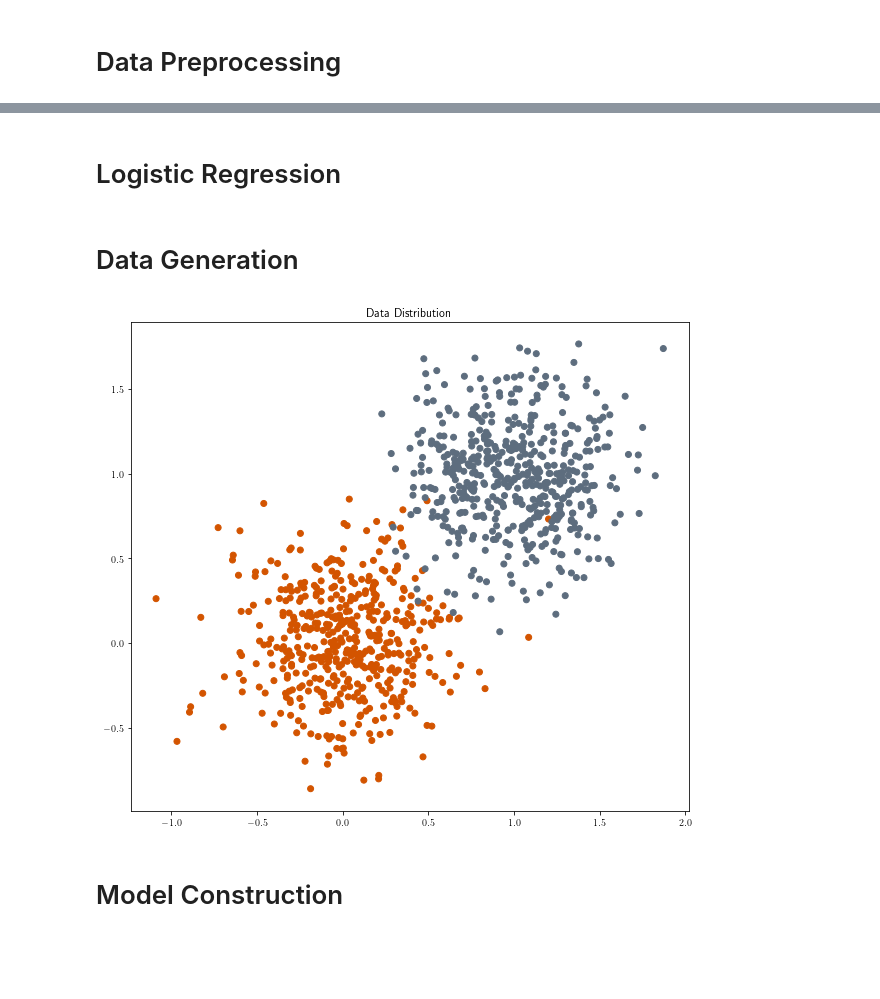
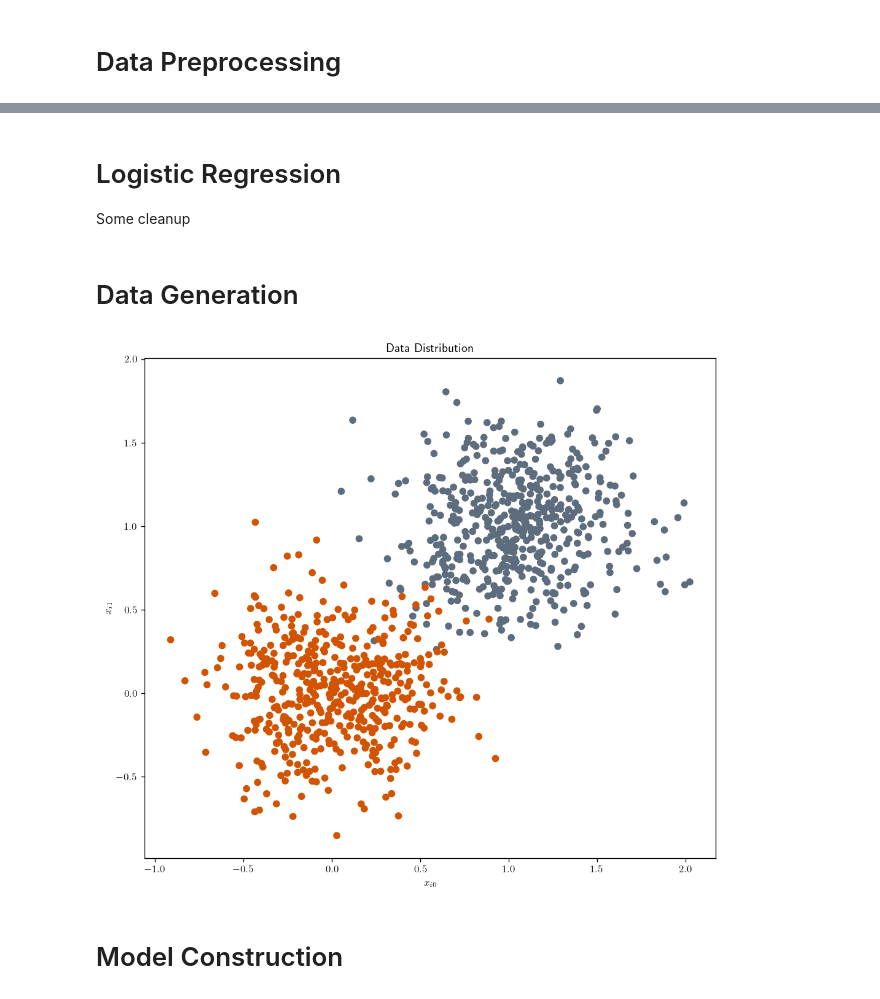
Before and after one commit to pha123661/NYCU-2021Fall-Introduction-to-Machine-Learning, a Jupyter notebook: HW4/Source code HW4 0711239.ipynb, the cells around one changed output, grey strips where cells are left out. Drawn from its saved outputs; the diff is of its cells as text; code cells hidden in the pictures; blank space fills up the shorter version.

```diff
--- a/HW4/Source code HW4 0711239.ipynb
+++ b/HW4/Source code HW4 0711239.ipynb
@@ -9,9 +9,9 @@ import numpy as np
 import pandas as pd
 import matplotlib.pyplot as plt
 %matplotlib inline
-np.random.seed(0)
+np.random.seed(1)
 plt.rcParams["figure.figsize"] = (12,8)
-plt.rcParams['figure.dpi'] = 200
+plt.rcParams['figure.dpi'] = 120
 plt.rcParams['text.usetex'] = True
 # %% [markdown]
 # Linear Regression
@@ -83,5 +83,6 @@ plt.show()
 # %% [markdown]
 # Logistic Regression
+Some cleanup
 # %%
 # initialization
 from matplotlib.colors import ListedColormap
@@ -92,26 +93,25 @@ del y
 # %% [markdown]
 # Data Generation
 # %%
-X0 = list()
-X1 = list()
+raw_data = list()
 for _ in range(1000):
     yi = np.random.randint(0, 2)
     xi = np.random.multivariate_normal([yi, yi], [[0.1, 0], [0, 0.1]])
-    if yi == 1:
-        X1.append(xi)
-    else:
-        X0.append(xi)
-X = np.vstack((X0, X1))
-Y = np.hstack((np.zeros(len(X0)), np.ones((len(X1)))))
+    raw_data.append((*xi, yi))
+raw_data = np.stack(raw_data)
+X = raw_data[..., :2]
+Y = raw_data[..., -1]
 
 plt.figure()
 plt.title("Data Distribution")
+plt.xlabel(r"$x_{i0}$")
+plt.ylabel(r"$x_{i1}$")
 cmap_light = ListedColormap(['#F6DDCC','#D5D8DC'])
 cmap_bold = ListedColormap(['#D35400', '#5D6D7E'])
 plt.scatter(X[:, 0], X[:, 1], c=Y, cmap=cmap_bold)
 plt.show()
 # %% [output]
-[figure, old version]
+[figure, new version]
 # %% [markdown]
 # Model Construction
 # %%
```
Also changed, not shown: parts of 5 cells of this notebook.
